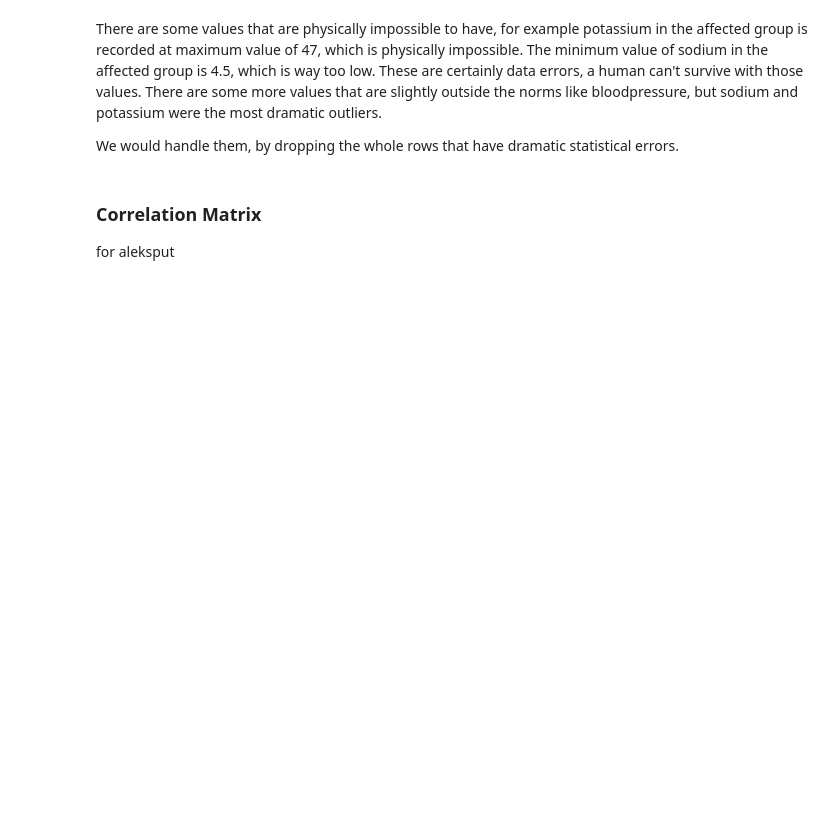
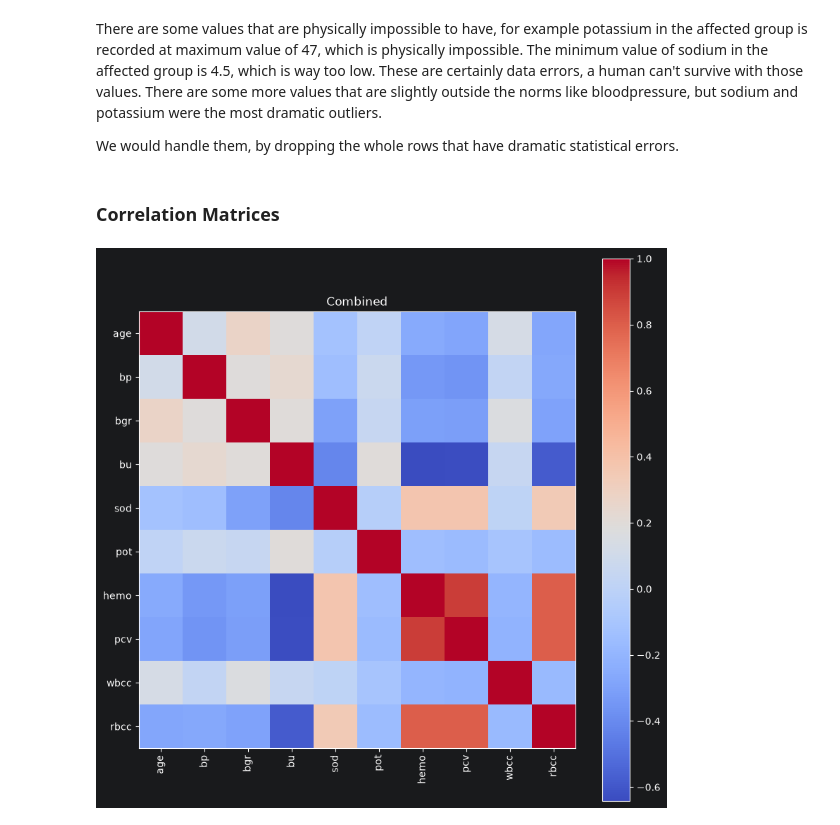
Before and after one commit to alekkiq/dkko-g2, a Jupyter notebook: assignments/mod_1_2.ipynb, the cells around one changed output. Saved outputs shown, nothing was run; the diff lists cells and outputs as text; code cells hidden in the pictures; blank space fills up the shorter version.

Commit message:
add correlation matrix creation & analysis to assignment 1

```diff
--- a/assignments/mod_1_2.ipynb
+++ b/assignments/mod_1_2.ipynb
@@ -167,6 +168,22 @@ There are some values that are physically impossible to have, for example potass
 
 We would handle them, by dropping the whole rows that have dramatic statistical errors.
 # %% [markdown]
-### Correlation Matrix
-
-for aleksput
+### Correlation Matrices
+# %%
+# define the correlation matrices
+df_cleaned_corr = df_cleaned.corr(numeric_only=True)
+df_affected_group_corr = df_affected_group.corr(numeric_only=True)
+df_control_group_corr = df_control_group.corr(numeric_only=True)
+# %%
+def plot_correlation_matrix(corr_matrix, title):
+    plt.figure(figsize=(10, 10))
+    plt.imshow(corr_matrix, cmap='coolwarm', interpolation='none')
+    plt.colorbar()
+    plt.xticks(range(len(corr_matrix)), corr_matrix.columns, rotation=90)
+    plt.yticks(range(len(corr_matrix)), corr_matrix.columns)
+    plt.title(title)
+    plt.show()
+# %%
+plot_correlation_matrix(df_cleaned_corr, "Combined") # the original dataset
+# %% [output]
+[figure, added]
```
Also changed, not shown: parts of 6 cells of this notebook.
